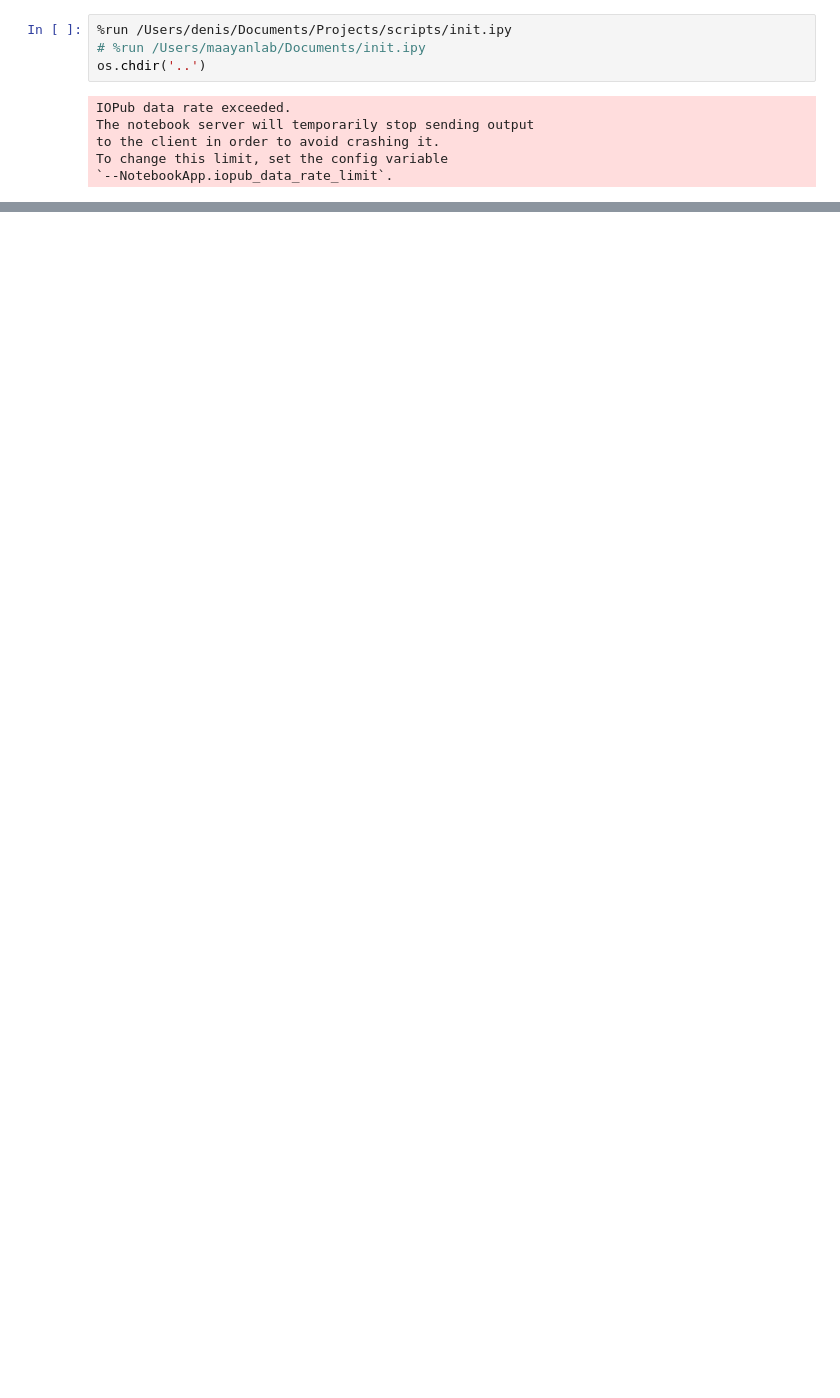
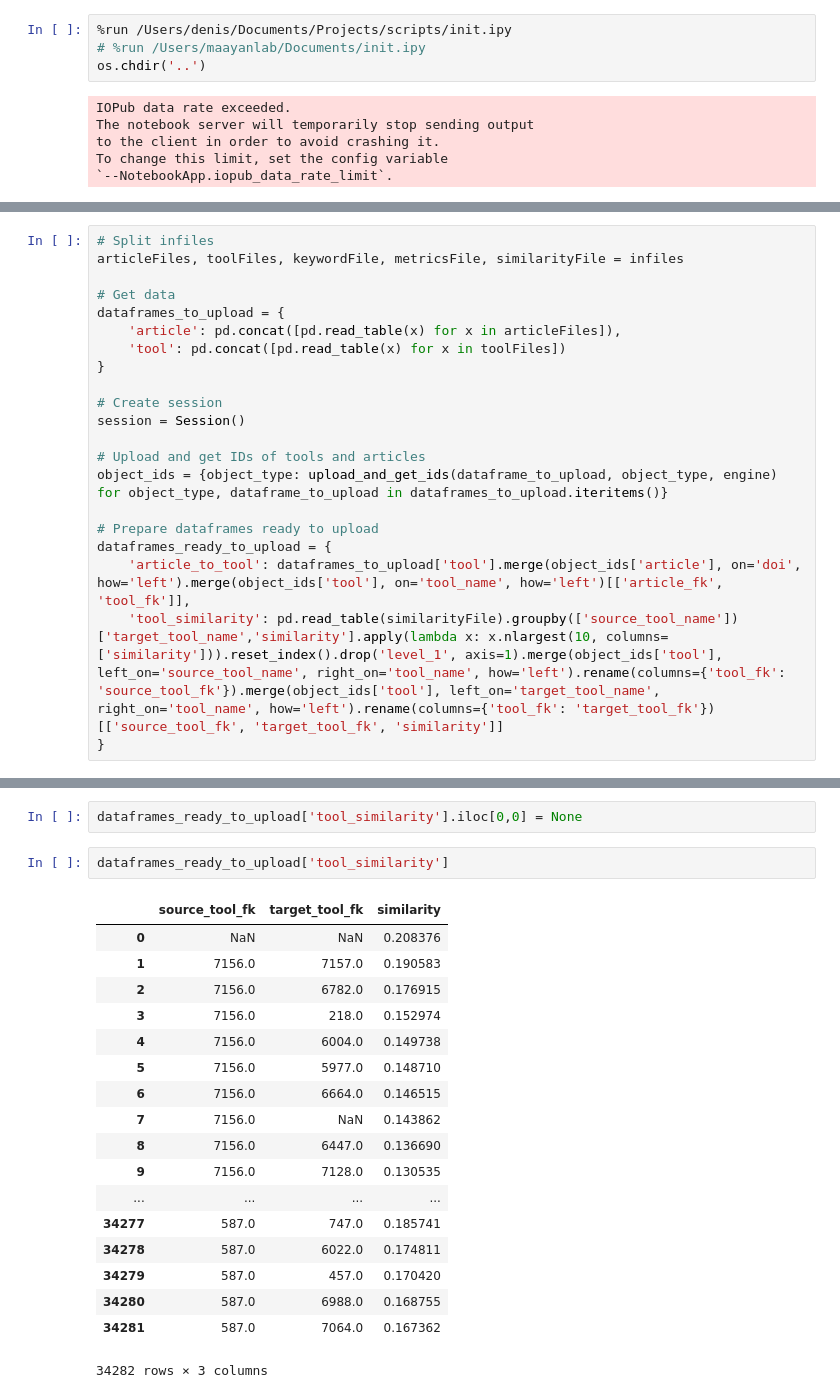
Before and after one commit to MaayanLab/datasets2tools, a Jupyter notebook: updater/pipeline/Development.ipynb, the cells around one changed output, grey strips where cells are left out. Drawn from its saved outputs; the diff is of its cells as text; blank space fills up the shorter version.

Commit message:
Updating data upload

```diff
--- a/updater/pipeline/Development.ipynb
+++ b/updater/pipeline/Development.ipynb
@@ -14,0 +25,21 @@ articleFiles, toolFiles, keywordFile, metricsFile, similarityFile = infiles
+# %%
+# Split infiles
+articleFiles, toolFiles, keywordFile, metricsFile, similarityFile = infiles
+
+# Get data
+dataframes_to_upload = {
+    'article': pd.concat([pd.read_table(x) for x in articleFiles]),
+    'tool': pd.concat([pd.read_table(x) for x in toolFiles])
+}
+
+# Create session
+session = Session()
+
+# Upload and get IDs of tools and articles
+object_ids = {object_type: upload_and_get_ids(dataframe_to_upload, object_type, engine) for object_type, dataframe_to_upload in dataframes_to_upload.iteritems()}
+
+# Prepare dataframes ready to upload
+dataframes_ready_to_upload = {
+    'article_to_tool': dataframes_to_upload['tool'].merge(object_ids['article'], on='doi', how='left').merge(object_ids['tool'], on='tool_name', how='left')[['article_fk', 'tool_fk']],
+    'tool_similarity': pd.read_table(similarityFile).groupby(['source_tool_name'])['target_tool_name','similarity'].apply(lambda x: x.nlargest(10, columns=['similarity'])).reset_index().drop('level_1', axis=1).merge(object_ids['tool'], left_on='source_tool_name', right_on='tool_name', how='left').rename(columns={'tool_fk': 'source_tool_fk'}).merge(object_ids['tool'], left_on='target_tool_name', right_on='tool_name', how='left').rename(columns={'tool_fk': 'target_tool_fk'})[['source_tool_fk', 'target_tool_fk', 'similarity']]
+}
@@ -14,0 +57,23 @@ articleFiles, toolFiles, keywordFile, metricsFile, similarityFile = infiles
+# %%
+dataframes_ready_to_upload['tool_similarity'].iloc[0,0] = None
+# %%
+dataframes_ready_to_upload['tool_similarity']
+# %% [output]
+|  | source_tool_fk | target_tool_fk | similarity |
+| 0 | NaN | NaN | 0.208376 |
+| 1 | 7156.0 | 7157.0 | 0.190583 |
+| 2 | 7156.0 | 6782.0 | 0.176915 |
+| 3 | 7156.0 | 218.0 | 0.152974 |
+| 4 | 7156.0 | 6004.0 | 0.149738 |
+| 5 | 7156.0 | 5977.0 | 0.148710 |
+| 6 | 7156.0 | 6664.0 | 0.146515 |
+| 7 | 7156.0 | NaN | 0.143862 |
+| 8 | 7156.0 | 6447.0 | 0.136690 |
+| 9 | 7156.0 | 7128.0 | 0.130535 |
+| ... | ... | ... | ... |
+| 34277 | 587.0 | 747.0 | 0.185741 |
+| 34278 | 587.0 | 6022.0 | 0.174811 |
+| 34279 | 587.0 | 457.0 | 0.170420 |
+| 34280 | 587.0 | 6988.0 | 0.168755 |
+| 34281 | 587.0 | 7064.0 | 0.167362 |
+34282 rows × 3 columns
```
Also changed, not shown: parts of 16 cells of this notebook, 3 other files.
